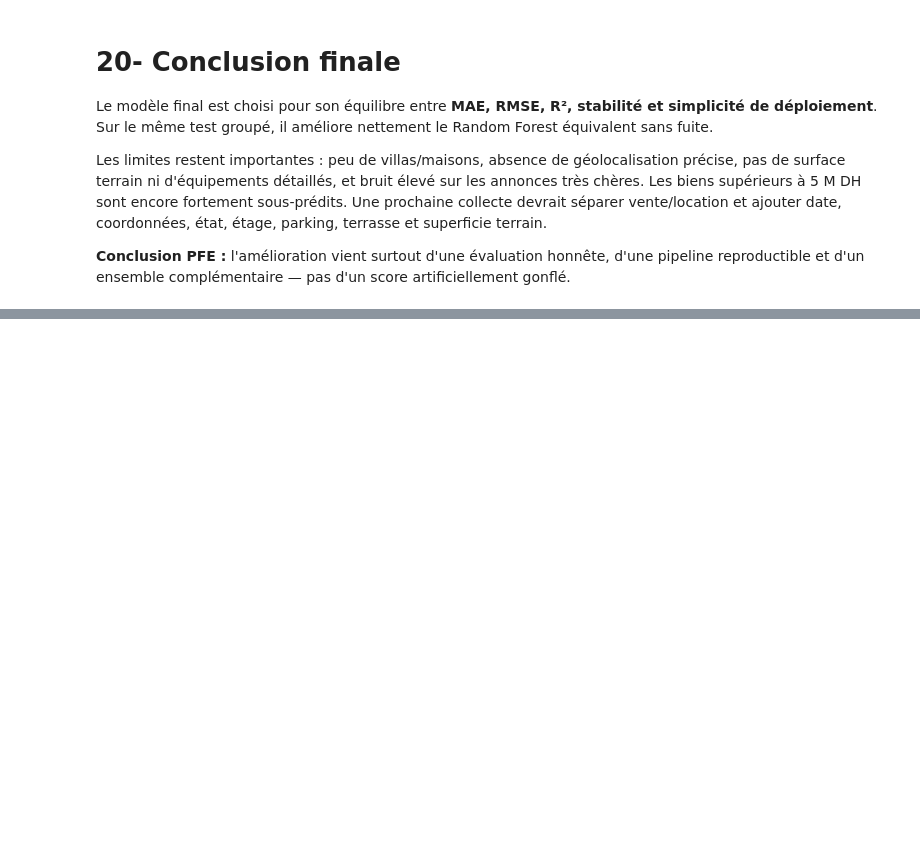
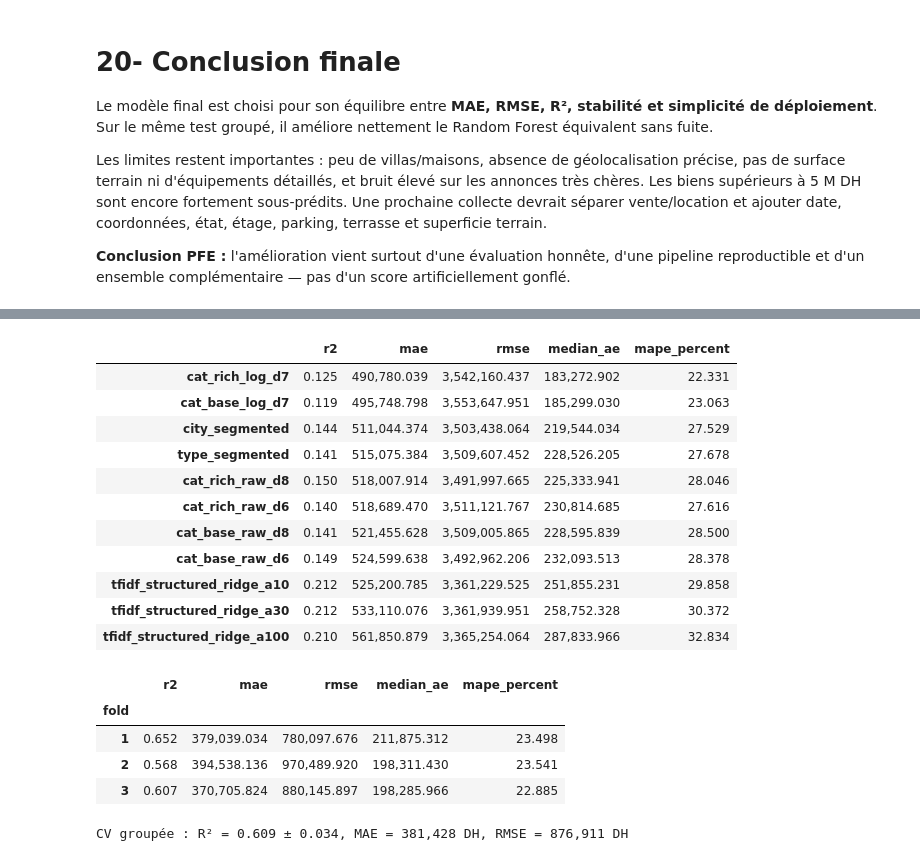
Before and after one commit to zineb-stack/MaisonDeLUX, a Jupyter notebook: ml/notebooks/model_final.ipynb, the cells around one changed output, grey strips where cells are left out. Saved outputs shown, nothing was run; the diff lists cells and outputs as text; code cells hidden in the pictures; blank space fills up the shorter version.

```diff
--- a/ml/notebooks/model_final.ipynb
+++ b/ml/notebooks/model_final.ipynb
@@ -990,0 +1065,27 @@ Les limites restent importantes : peu de villas/maisons, absence de géolocalisa
+# %%
+validation_table = pd.DataFrame(phase41['validation']).T
+display(validation_table[['r2', 'mae', 'rmse', 'median_ae', 'mape_percent']].sort_values('mae'))
+
+cv = phase41['grouped_cv']
+display(pd.DataFrame(cv['folds']).set_index('fold'))
+print(f"CV groupée : R² = {cv['mean_r2']:.3f} ± {cv['std_r2']:.3f}, "
+      f"MAE = {cv['mean_mae']:,.0f} DH, RMSE = {cv['mean_rmse']:,.0f} DH")
+# %% [output]
+|  | r2 | mae | rmse | median_ae | mape_percent |
+| cat_rich_log_d7 | 0.125 | 490,780.039 | 3,542,160.437 | 183,272.902 | 22.331 |
+| cat_base_log_d7 | 0.119 | 495,748.798 | 3,553,647.951 | 185,299.030 | 23.063 |
+| city_segmented | 0.144 | 511,044.374 | 3,503,438.064 | 219,544.034 | 27.529 |
+| type_segmented | 0.141 | 515,075.384 | 3,509,607.452 | 228,526.205 | 27.678 |
+| cat_rich_raw_d8 | 0.150 | 518,007.914 | 3,491,997.665 | 225,333.941 | 28.046 |
+| cat_rich_raw_d6 | 0.140 | 518,689.470 | 3,511,121.767 | 230,814.685 | 27.616 |
+| cat_base_raw_d8 | 0.141 | 521,455.628 | 3,509,005.865 | 228,595.839 | 28.500 |
+| cat_base_raw_d6 | 0.149 | 524,599.638 | 3,492,962.206 | 232,093.513 | 28.378 |
+| tfidf_structured_ridge_a10 | 0.212 | 525,200.785 | 3,361,229.525 | 251,855.231 | 29.858 |
+| tfidf_structured_ridge_a30 | 0.212 | 533,110.076 | 3,361,939.951 | 258,752.328 | 30.372 |
+| tfidf_structured_ridge_a100 | 0.210 | 561,850.879 | 3,365,254.064 | 287,833.966 | 32.834 |
+|  | r2 | mae | rmse | median_ae | mape_percent |
+| fold |  |  |  |  |  |
+| 1 | 0.652 | 379,039.034 | 780,097.676 | 211,875.312 | 23.498 |
+| 2 | 0.568 | 394,538.136 | 970,489.920 | 198,311.430 | 23.541 |
+| 3 | 0.607 | 370,705.824 | 880,145.897 | 198,285.966 | 22.885 |
+CV groupée : R² = 0.609 ± 0.034, MAE = 381,428 DH, RMSE = 876,911 DH
```
Also changed, not shown: parts of 14 cells of this notebook, 5 other files.
